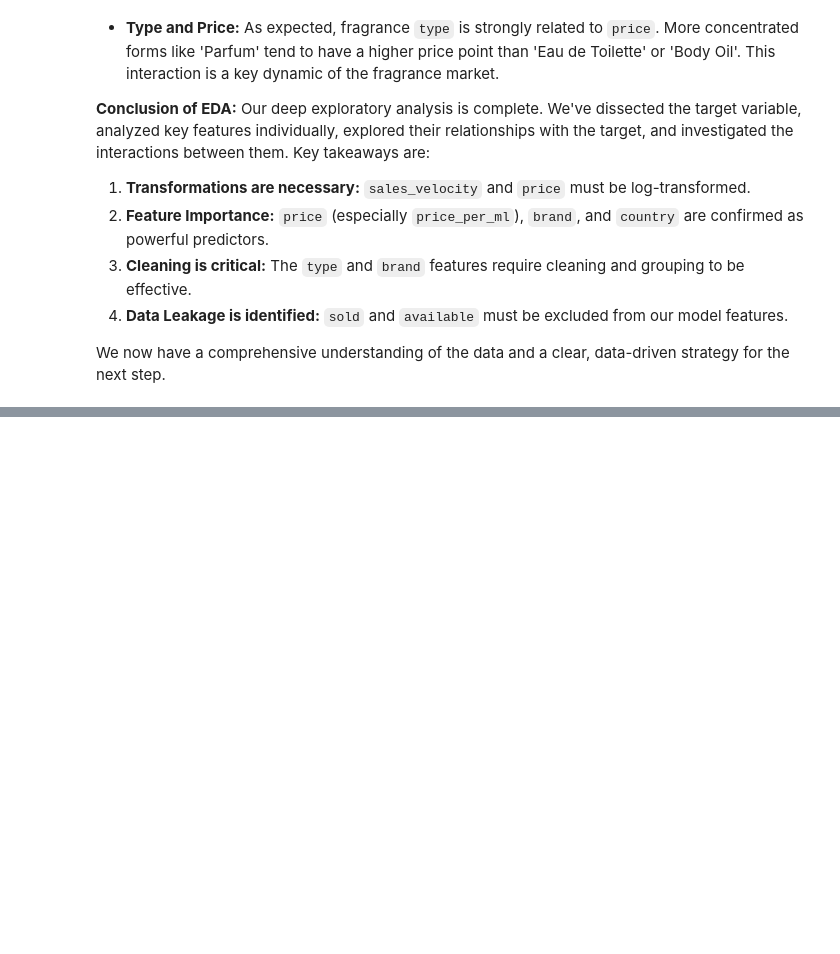
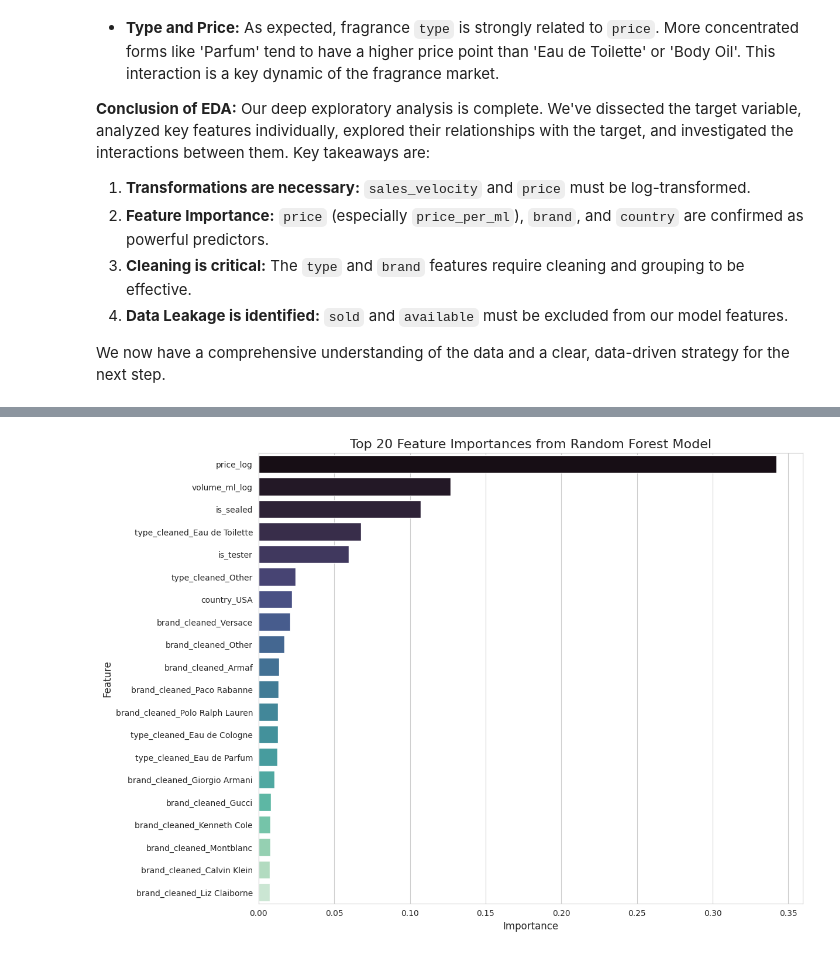
Before and after one commit to Altynbek38/parfume-project, a Jupyter notebook: parfume.ipynb, the cells around one changed output, grey strips where cells are left out. Saved outputs shown, nothing was run; the diff lists cells and outputs as text; code cells hidden in the pictures; blank space fills up the shorter version.

```diff
--- a/parfume.ipynb
+++ b/parfume.ipynb
@@ -687,0 +882,22 @@ We now have a comprehensive understanding of the data and a clear, data-driven s
+# %%
+from sklearn.compose import ColumnTransformer
+from sklearn.pipeline import Pipeline
+from sklearn.preprocessing import StandardScaler, OneHotEncoder
+
+# Identify categorical and numerical features
+categorical_features = ['brand_cleaned', 'type_cleaned', 'country']
+# All other features in X are numerical (including the binary flags)
+numerical_features = [col for col in X.columns if col not in categorical_features]
+
+# Create the preprocessor
+preprocessor = ColumnTransformer(
+    transformers=[
+        ('num', StandardScaler(), numerical_features),
+        ('cat', OneHotEncoder(handle_unknown='ignore'), categorical_features)
+    ],
+    remainder='passthrough' # Keep other columns if any (shouldn't be any)
+)
+
+# Test the preprocessor on the training data
+X_train_processed = preprocessor.fit_transform(X_train)
+print(f"Shape of processed training data: {X_train_processed.shape}")
@@ -687,0 +1083,24 @@ We now have a comprehensive understanding of the data and a clear, data-driven s
+# %%
+# Extract the trained Random Forest model and preprocessor from the pipeline
+rf_model = rf_pipeline.named_steps['regressor']
+preprocessor_fitted = rf_pipeline.named_steps['preprocessor']
+
+# Get the feature names after one-hot encoding
+cat_feature_names = preprocessor_fitted.named_transformers_['cat'].get_feature_names_out(categorical_features)
+all_feature_names = np.concatenate([numerical_features, cat_feature_names])
+
+# Create a DataFrame of feature importances
+importances = pd.DataFrame({
+    'feature': all_feature_names,
+    'importance': rf_model.feature_importances_
+}).sort_values('importance', ascending=False).head(20) # Display top 20
+
+# Plot the feature importances
+plt.figure(figsize=(12, 10))
+sns.barplot(x='importance', y='feature', data=importances, palette='mako')
+plt.title('Top 20 Feature Importances from Random Forest Model', fontsize=16)
+plt.xlabel('Importance', fontsize=12)
+plt.ylabel('Feature', fontsize=12)
+plt.show()
+# %% [output]
+[figure, added]
```
Also changed, not shown: parts of 45 cells of this notebook, 4 other files.
